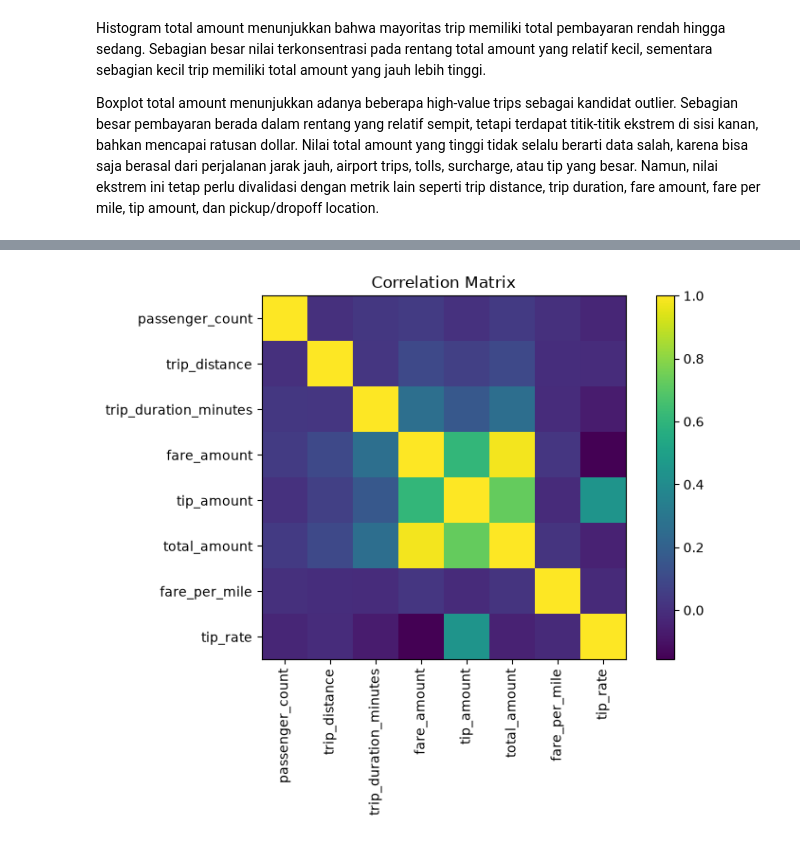
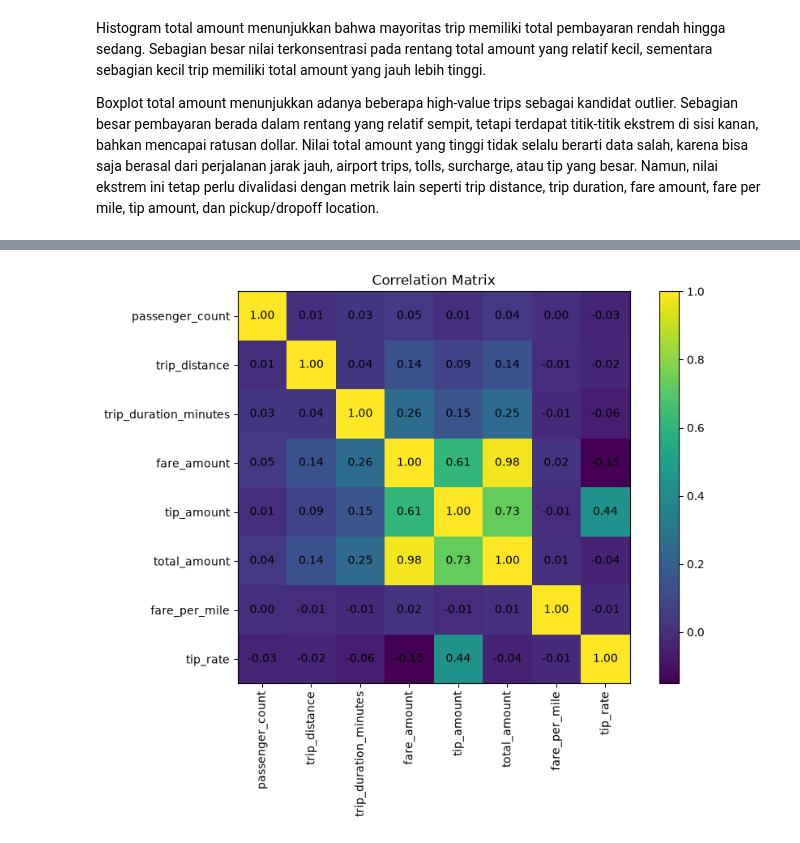
Before and after one commit to sidiqqm/nyc-taxi-trips, a Jupyter notebook: notebooks/01_python_eda.ipynb, the cells around one changed output, grey strips where cells are left out. Saved outputs shown, nothing was run; the diff lists cells and outputs as text; code cells hidden in the pictures.

```diff
--- a/notebooks/01_python_eda.ipynb
+++ b/notebooks/01_python_eda.ipynb
@@ -616,11 +618,31 @@ corr_matrix
 # %%
-plt.figure(figsize=(8, 6))
+plt.figure(figsize=(9, 7))
 plt.imshow(corr_matrix)
 plt.colorbar()
-plt.xticks(range(len(corr_matrix.columns)), corr_matrix.columns, rotation=90)
-plt.yticks(range(len(corr_matrix.columns)), corr_matrix.columns)
+
+plt.xticks(
+    range(len(corr_matrix.columns)),
+    corr_matrix.columns,
+    rotation=90
+)
+
+plt.yticks(
+    range(len(corr_matrix.columns)),
+    corr_matrix.columns
+)
+
+for i in range(len(corr_matrix.columns)):
+    for j in range(len(corr_matrix.columns)):
+        plt.text(
+            j,
+            i,
+            f"{corr_matrix.iloc[i, j]:.2f}",
+            ha="center",
+            va="center"
+        )
+
 plt.title("Correlation Matrix")
 plt.tight_layout()
 plt.show()
 # %% [output]
-[figure, old version]
+[figure, new version]
```
Also changed, not shown: parts of 21 cells of this notebook, 8 other files.
